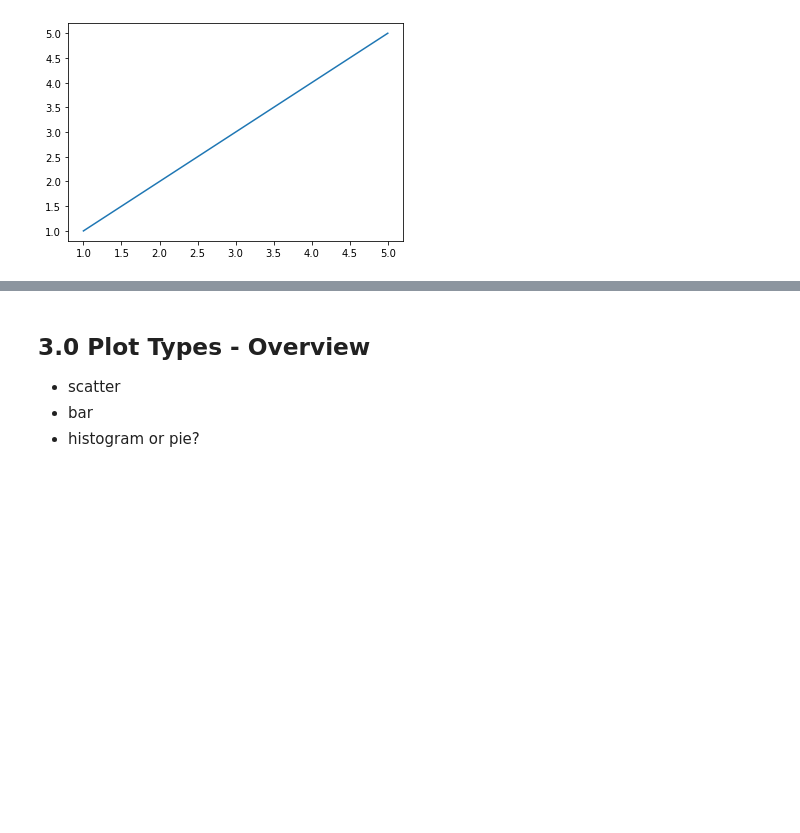
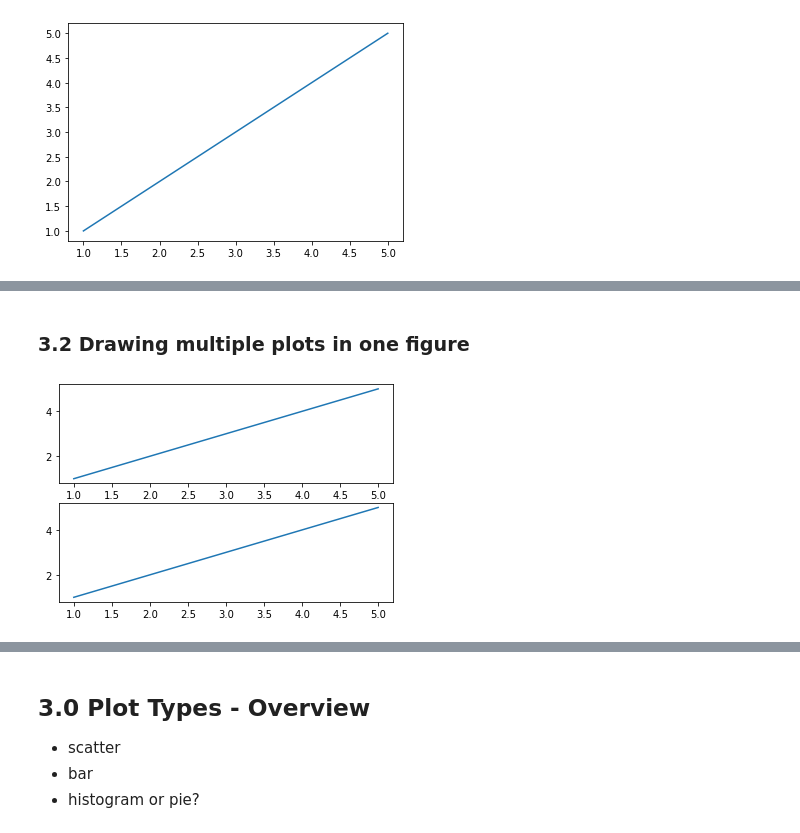
Before and after one commit to ssteffens/fundamentals-data-analysis-assessment, a Jupyter notebook: pyplot.ipynb, the cells around one changed output, grey strips where cells are left out. Drawn from its saved outputs; the diff is of its cells as text; code cells hidden in the pictures; blank space fills up the shorter version.

```diff
--- a/pyplot.ipynb
+++ b/pyplot.ipynb
@@ -317,0 +348,10 @@ plt.savefig(path)
+# %% [markdown]
+### **3.2 Drawing multiple plots in one figure**
+# %%
+# Creating a figure object with two axes objects
+fig, (ax1, ax2) = plt.subplots(2)
+ax1.plot(x, y)
+ax2.plot(y, x)
+plt.show()
+# %% [output]
+[figure, added]
```
Also changed, not shown: parts of 12 cells of this notebook.
